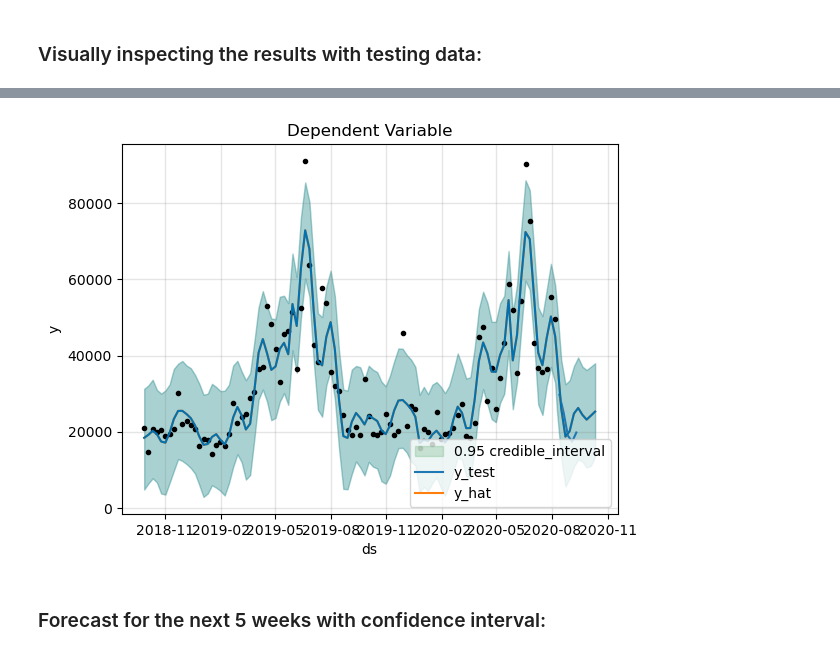
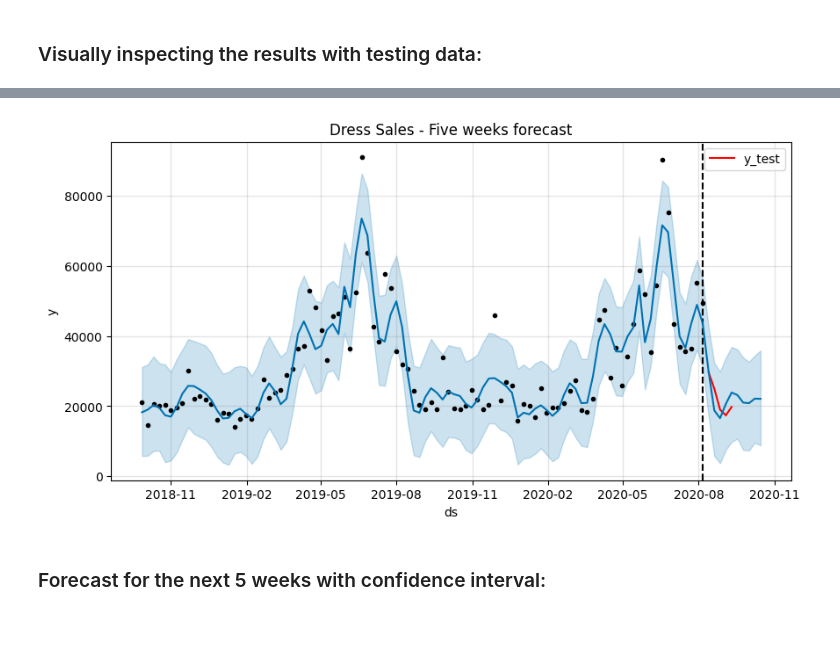
Before and after one commit to mahernadar/nyrkr, a Jupyter notebook: Regression.ipynb, the cells around one changed output, grey strips where cells are left out. Saved outputs shown, nothing was run; the diff lists cells and outputs as text; code cells hidden in the pictures; blank space fills up the shorter version.

```diff
--- a/Regression.ipynb
+++ b/Regression.ipynb
@@ -460,7 +434,14 @@ fig = final_model.plot_components(forecast)
-# %%
-final_model.plot(forecast,ax=ax)
-# %% [output]
-[figure, removed]
+# %%
+fig, ax = plt.subplots(figsize=(10, 5))
+sns.lineplot(x="ds", y="y", label="y_test", data=test_dress_df, ax=ax, color='red')
+
+ax.axvline(threshold_date, color="black", linestyle="--", label="train test split")
+
+ax.set(title="Dress Sales - Five weeks forecast", ylabel="")
+
+final_model.plot(forecast, ax=ax);
+# %% [output]
+[figure, added]
 # %% [markdown]
 ### Forecast for the next 5 weeks with confidence interval:
 # %%
```
Also changed, not shown: parts of 17 cells of this notebook, 3 other files.
